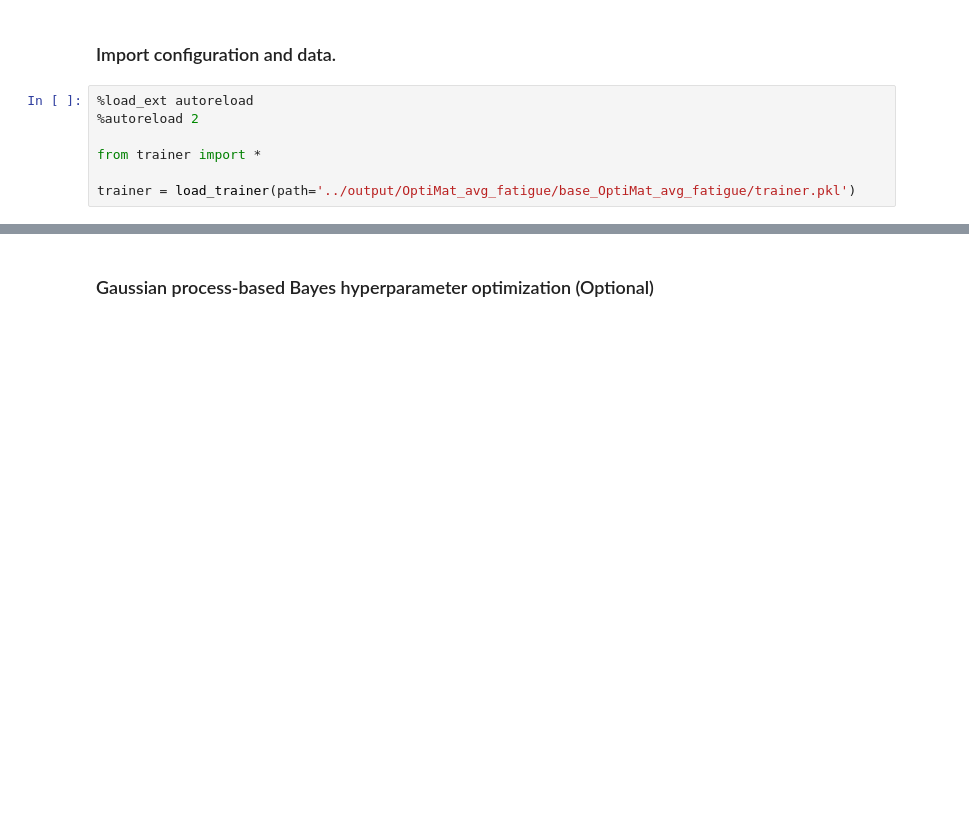
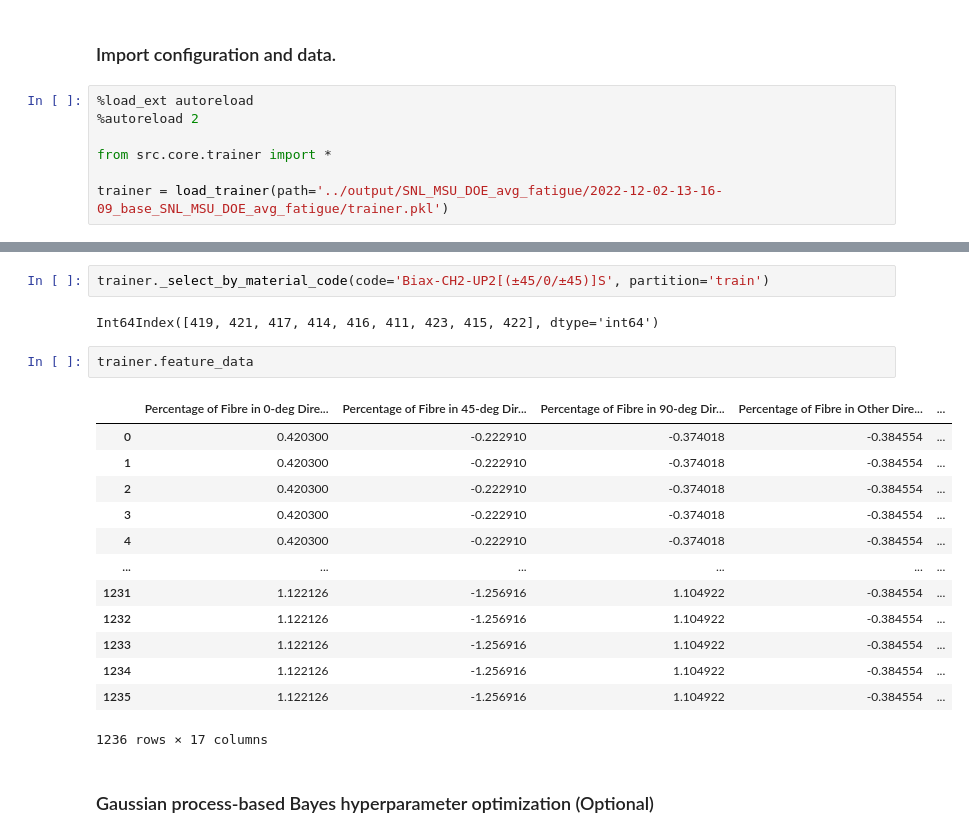
Before and after one commit to Luwen-Zhang/SNEnsemble, a Jupyter notebook: notebooks/main.ipynb, the cells around one changed output, grey strips where cells are left out. Saved outputs shown, nothing was run; the diff lists cells and outputs as text; blank space fills up the shorter version.

Commit message:
Get material codes

```diff
--- a/notebooks/main.ipynb
+++ b/notebooks/main.ipynb
@@ -4,6 +4,6 @@
 %load_ext autoreload
 %autoreload 2
 
-from trainer import *
+from src.core.trainer import *
 
-trainer = load_trainer(path='../output/OptiMat_avg_fatigue/base_OptiMat_avg_fatigue/trainer.pkl')
+trainer = load_trainer(path='../output/SNL_MSU_DOE_avg_fatigue/2022-12-02-13-16-09_base_SNL_MSU_DOE_avg_fatigue/trainer.pkl')
@@ -13,3 +33,23 @@ The autoreload extension is already loaded. To reload it, use:
+# %%
+trainer._select_by_material_code(code='Biax-CH2-UP2[(±45/0/±45)]S', partition='train')
+# %% [output]
+Int64Index([419, 421, 417, 414, 416, 411, 423, 415, 422], dtype='int64')
+# %%
+trainer.feature_data
+# %% [output]
+|  | Percentage of Fibre in 0-deg Dire... | Percentage of Fibre in 45-deg Dir... | Percentage of Fibre in 90-deg Dir... | Percentage of Fibre in Other Dire... | ... |
+| 0 | 0.420300 | -0.222910 | -0.374018 | -0.384554 | ... |
+| 1 | 0.420300 | -0.222910 | -0.374018 | -0.384554 | ... |
+| 2 | 0.420300 | -0.222910 | -0.374018 | -0.384554 | ... |
+| 3 | 0.420300 | -0.222910 | -0.374018 | -0.384554 | ... |
+| 4 | 0.420300 | -0.222910 | -0.374018 | -0.384554 | ... |
+| ... | ... | ... | ... | ... | ... |
+| 1231 | 1.122126 | -1.256916 | 1.104922 | -0.384554 | ... |
+| 1232 | 1.122126 | -1.256916 | 1.104922 | -0.384554 | ... |
+| 1233 | 1.122126 | -1.256916 | 1.104922 | -0.384554 | ... |
+| 1234 | 1.122126 | -1.256916 | 1.104922 | -0.384554 | ... |
+| 1235 | 1.122126 | -1.256916 | 1.104922 | -0.384554 | ... |
+1236 rows × 17 columns
 # %% [markdown]
 ### Gaussian process-based Bayes hyperparameter optimization (Optional)
 # %% [markdown]
```
Also changed, not shown: parts of 4 cells of this notebook, 1 other file.
